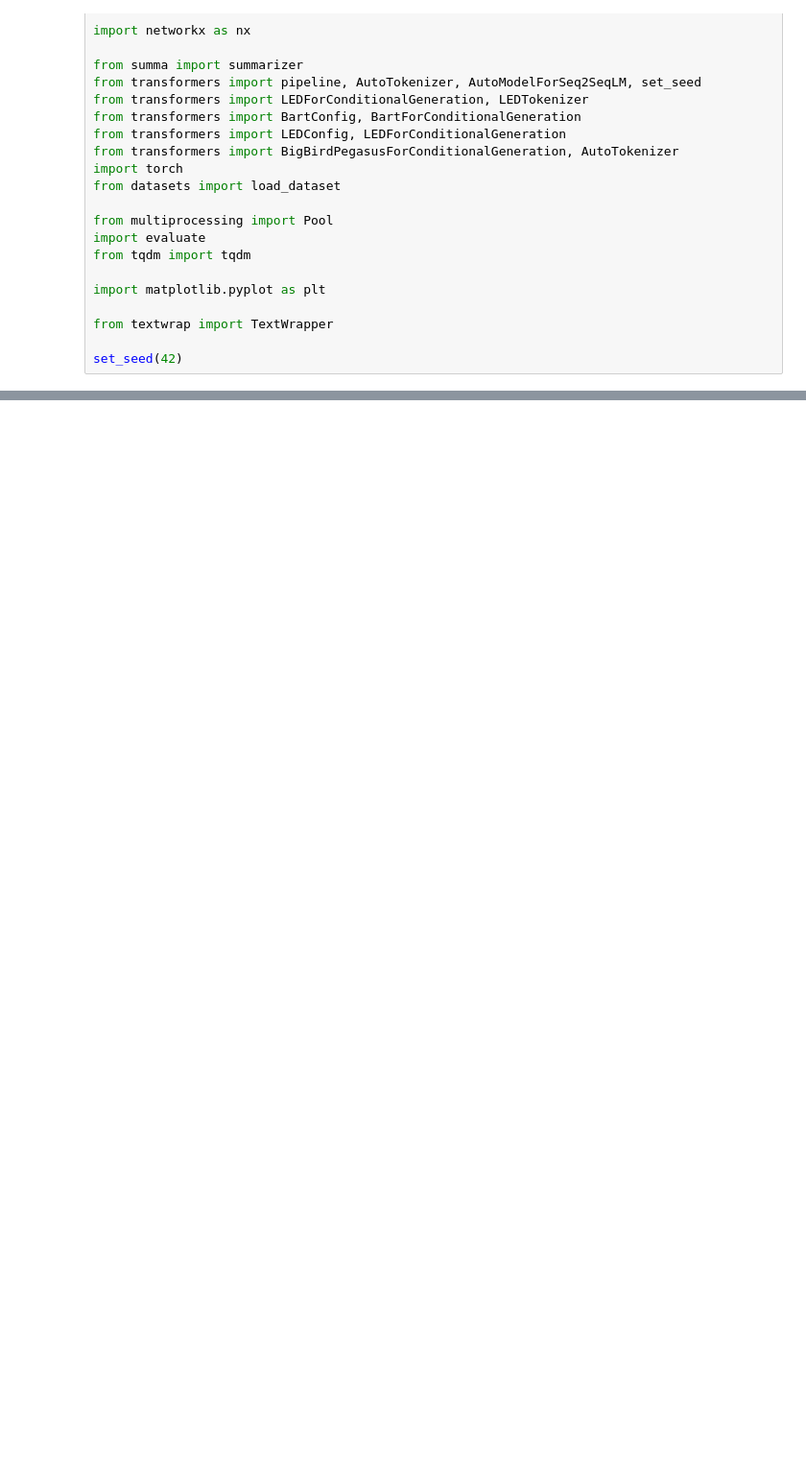
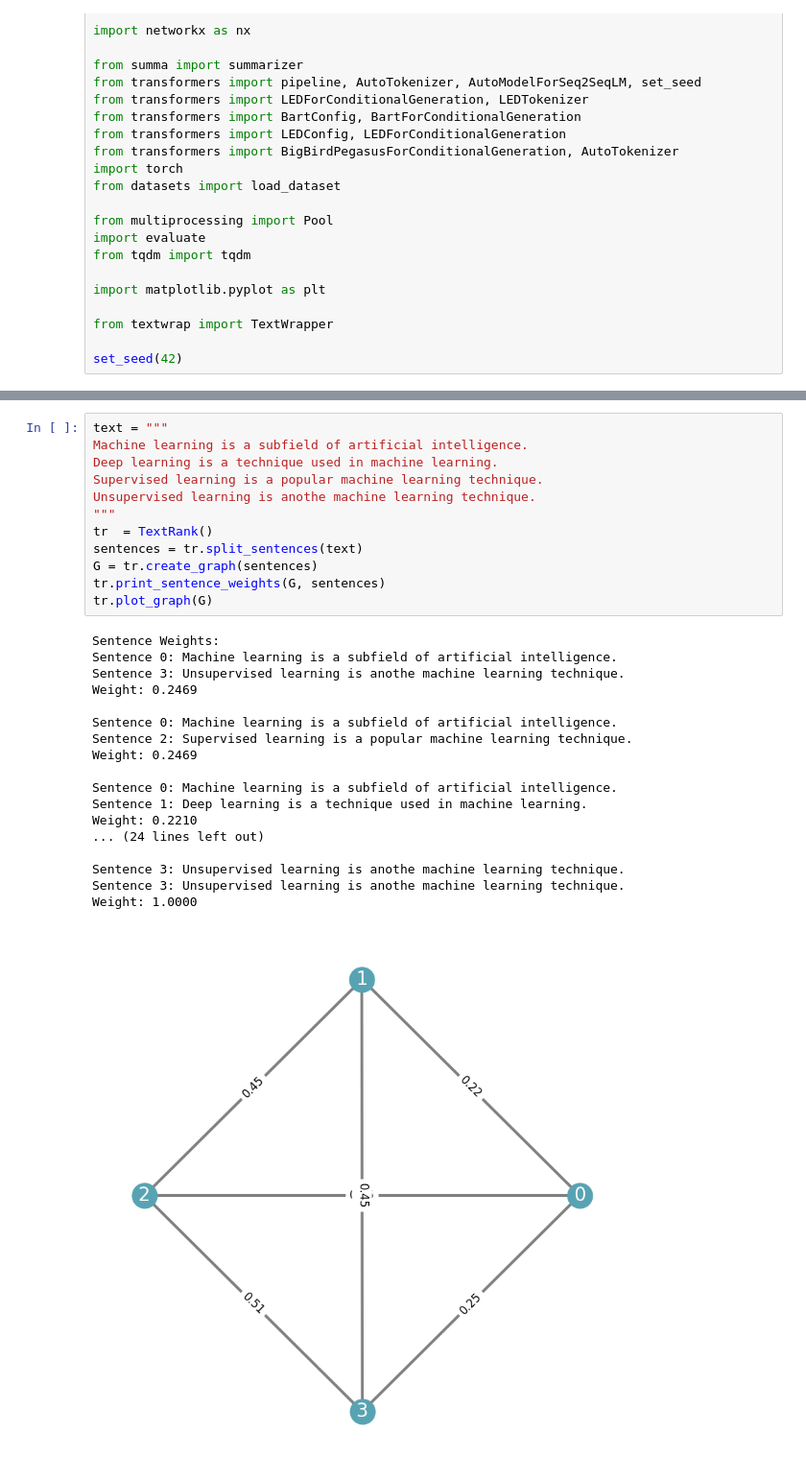
Before and after one commit to ernestkiprop/nlp, a Jupyter notebook: summarization2.ipynb, the cells around one changed output, grey strips where cells are left out. Shown at 96% size. Saved outputs shown, nothing was run; the diff lists cells and outputs as text; blank space fills up the shorter version.

```diff
--- a/summarization2.ipynb
+++ b/summarization2.ipynb
@@ -93,0 +164,31 @@ import summa
+# %%
+text = """
+Machine learning is a subfield of artificial intelligence.
+Deep learning is a technique used in machine learning.
+Supervised learning is a popular machine learning technique.
+Unsupervised learning is anothe machine learning technique.
+"""
+tr  = TextRank()
+sentences = tr.split_sentences(text)
+G = tr.create_graph(sentences)
+tr.print_sentence_weights(G, sentences)
+tr.plot_graph(G)
+# %% [output]
+Sentence Weights:
+Sentence 0: Machine learning is a subfield of artificial intelligence.
+Sentence 3: Unsupervised learning is anothe machine learning technique.
+Weight: 0.2469
+
+Sentence 0: Machine learning is a subfield of artificial intelligence.
+Sentence 2: Supervised learning is a popular machine learning technique.
+Weight: 0.2469
+
+Sentence 0: Machine learning is a subfield of artificial intelligence.
+Sentence 1: Deep learning is a technique used in machine learning.
+Weight: 0.2210
+... (24 lines left out)
+
+Sentence 3: Unsupervised learning is anothe machine learning technique.
+Sentence 3: Unsupervised learning is anothe machine learning technique.
+Weight: 1.0000
+[figure, added]
```
Also changed, not shown: parts of 27 cells of this notebook.
